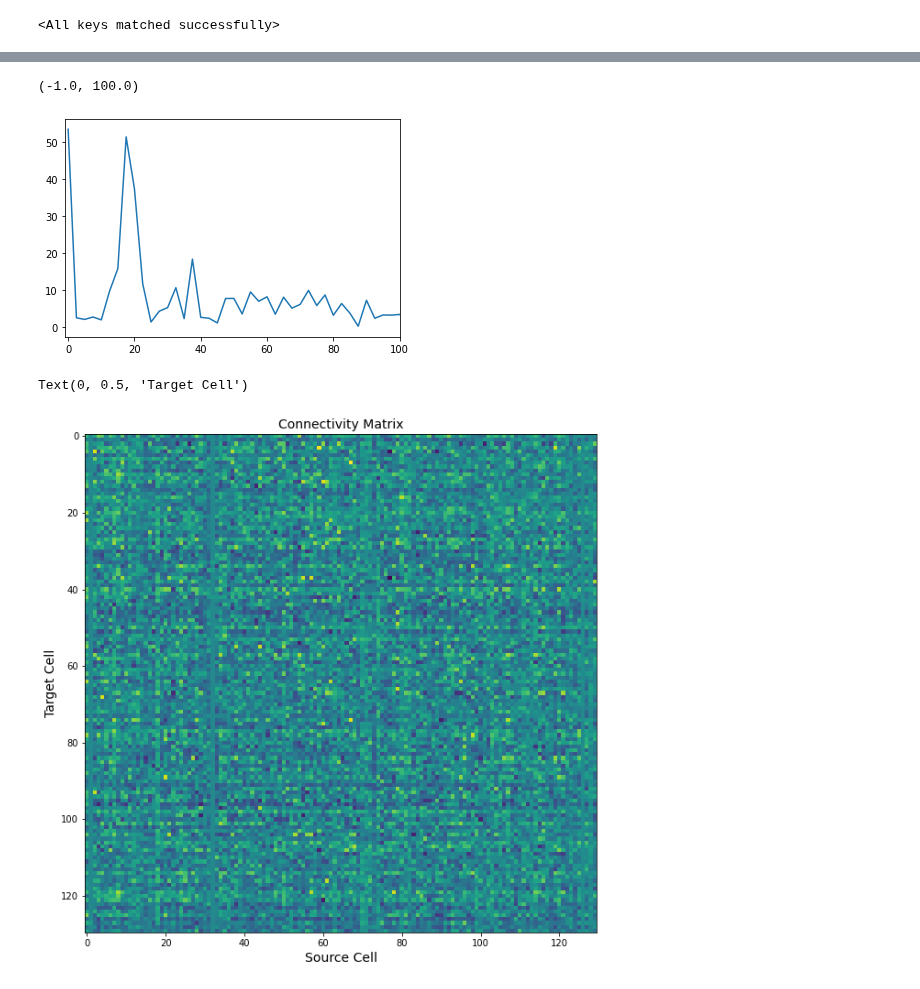
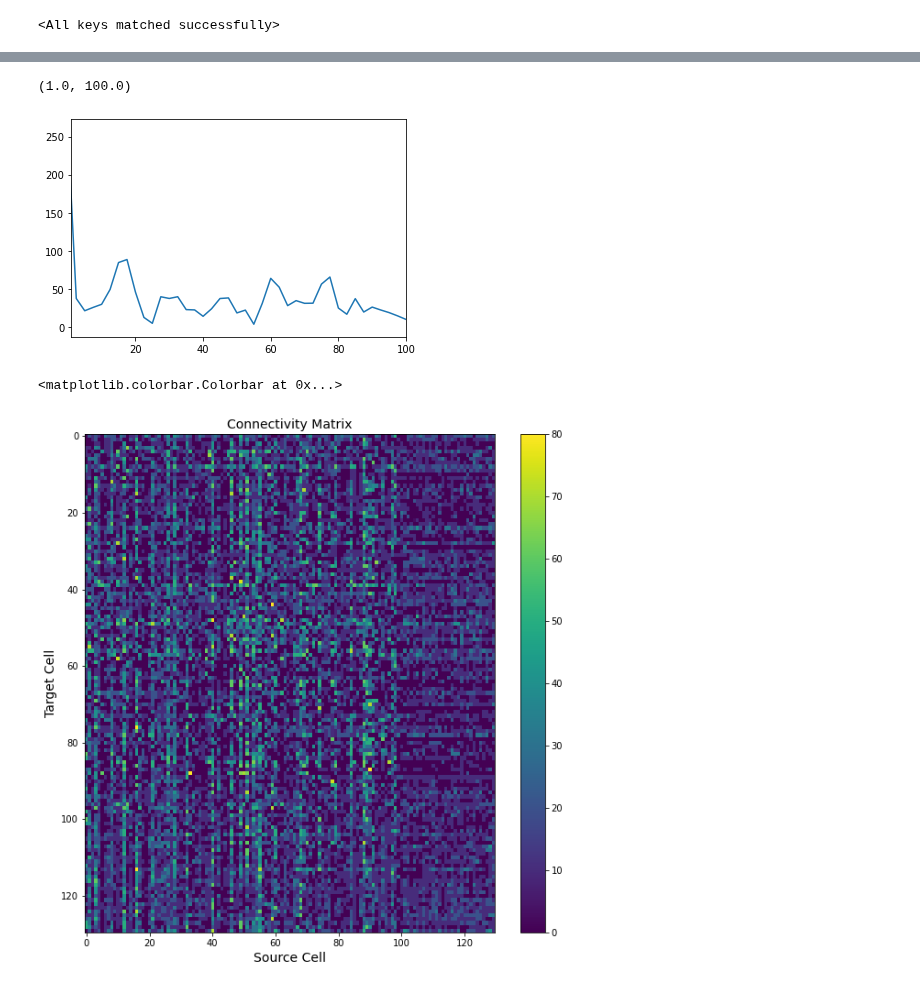
Before and after one commit to ntolley/bayesian_surrogates, a Jupyter notebook: surrogate_network.ipynb, the cells around one changed output, grey strips where cells are left out. Cells and saved outputs as stored; diff of their text form; code cells hidden in the pictures.

Commit message:
Ok progress on weight gradient descent

```diff
--- a/surrogate_network.ipynb
+++ b/surrogate_network.ipynb
@@ -135,7 +135,7 @@ class model_lstm(nn.Module):
         G = tau2/(tau2-tau1)*(-torch.exp(-t_vec/tau1) + torch.exp(-t_vec/tau2))
         return G
 # %%
-L5pyr_model = model_lstm(input_size=training_set[0][0].shape[1], output_size=training_set[0][1].shape[1], device=device).to(device)
-L5pyr_model.load_state_dict(torch.load('L5_pyramidal_model.pt'))
+L5Pyr_model = model_lstm(input_size=training_set[0][0].shape[1], output_size=training_set[0][1].shape[1], device=device).to(device)
+L5Pyr_model.load_state_dict(torch.load('L5_pyramidal_model.pt'))
 # %% [output]
 <All keys matched successfully>
@@ -163,27 +149,3 @@ def get_drive_indices(drive_name, receptor, training_set, net):
     syn_indices = np.where(np.in1d(training_set.isec_names, syn_names))[0]
 
     return syn_indices
-# %%
-n_L5Pyr = 100
-n_inhib = 30
-# n_inhib = 0
-
-L5pyr_gids = list(range(0,n_L5Pyr))
-inhib_gids = list(range(n_L5Pyr, n_L5Pyr+n_inhib))
-
-n_cells = n_L5Pyr + n_inhib
-
-n_samples = 5000
-input_spikes = np.zeros((n_cells, n_samples, len(training_set.isec_names)))
-
-prox_indices = get_drive_indices('proximal', 'ampa', training_set, net_train)
-inhib_indices = get_drive_indices('soma', 'gabaa', training_set, net_train)
-
-# prox_time_indices = np.arange(0, n_samples, 1000)  # 1 Hz input
-
-drive_target_gids = np.random.choice(L5pyr_gids, size=30, replace=False)
-for gid in drive_target_gids:
-    prox_time_indices = np.random.choice(list(range(0, n_samples)), size=100, replace=False)
-    drive_weight = np.random.uniform(0, 10)
-    for isec_idx in prox_indices:
-        input_spikes[gid, prox_time_indices, isec_idx] = drive_weight
@@ -192,2 +271,4 @@ for gid in drive_target_gids:
+# %%
+model = model_network(net_train, L5Pyr_model, training_set, device=device).to(device)
 # %%
 plt.figure(figsize=(10,10))
@@ -207,8 +289,13 @@ plt.imshow(input_spikes[drive_target_gids[0],:,:].T, aspect='auto', cmap='gray_r
 # %%
 # weight_tensor = torch.from_numpy(weight_matrix).clone().detach().to(device).requires_grad_(True)
-weight_param = nn.ParameterList([weight_matrix.clone()]).to(device)
+# weight_param = nn.ParameterList([weight_matrix.clone()]).to(device)
 
 lr = 1
 weight_decay = 0
-max_epochs = 1000
-optimizer = torch.optim.Adam(weight_param, lr=lr, weight_decay=weight_decay)
+
+# Create Gradient mask
+# gradient_mask = torch.zeros(model.weight_matrix.size()).to(device)
+# gradient_mask[model.weight_matrix > 0] = 1.0
+# model.weight_matrix.register_hook(lambda grad: grad.mul_(gradient_mask))
+
+optimizer = torch.optim.Adam([model.weight_matrix], lr=lr, weight_decay=weight_decay)
@@ -304,15 +350,16 @@ KeyboardInterrupt:
 # %%
 plt.plot(freq.detach().cpu().numpy(), out_fft.detach().cpu().numpy())
-plt.xlim(-1, 100)
+plt.xlim(1, 100)
 # %% [output]
-(-1.0, 100.0)
+(1.0, 100.0)
-[figure, old version]
+[figure, new version]
 # %%
 plt.figure(figsize=(10,10))
-plt.imshow(weight_param[0].detach().cpu().numpy().sum(axis=1), aspect='auto')
+plt.imshow(model.weight_matrix.detach().clamp(0,10).cpu().numpy().sum(axis=1), aspect='auto')
 plt.title('Connectivity Matrix', fontsize=14)
 plt.xlabel('Source Cell', fontsize=14)
 plt.ylabel('Target Cell', fontsize=14)
+plt.colorbar()
 # %% [output]
-Text(0, 0.5, 'Target Cell')
+<matplotlib.colorbar.Colorbar at 0x...>
-[figure, old version]
+[figure, new version]
```
Also changed, not shown: parts of 15 cells of this notebook.
